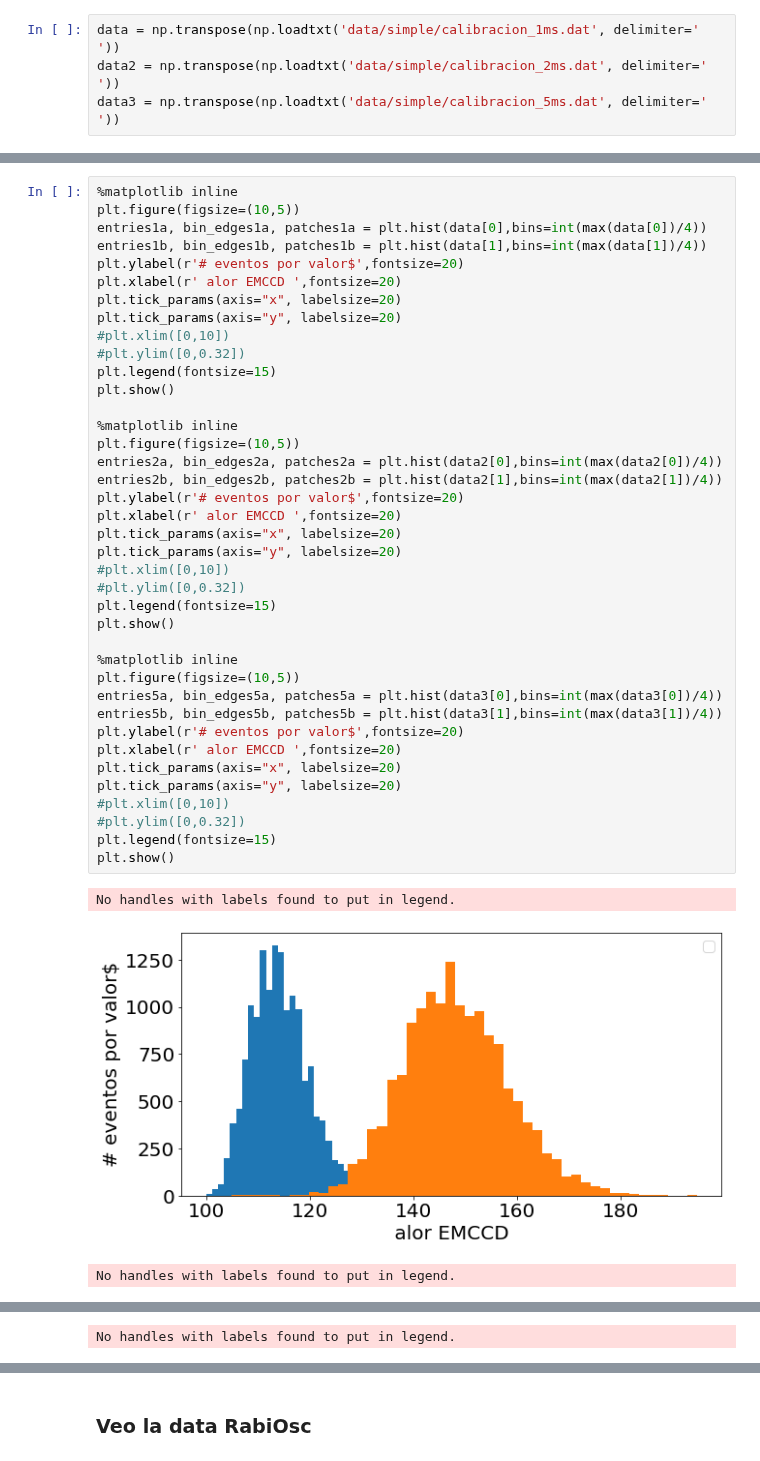
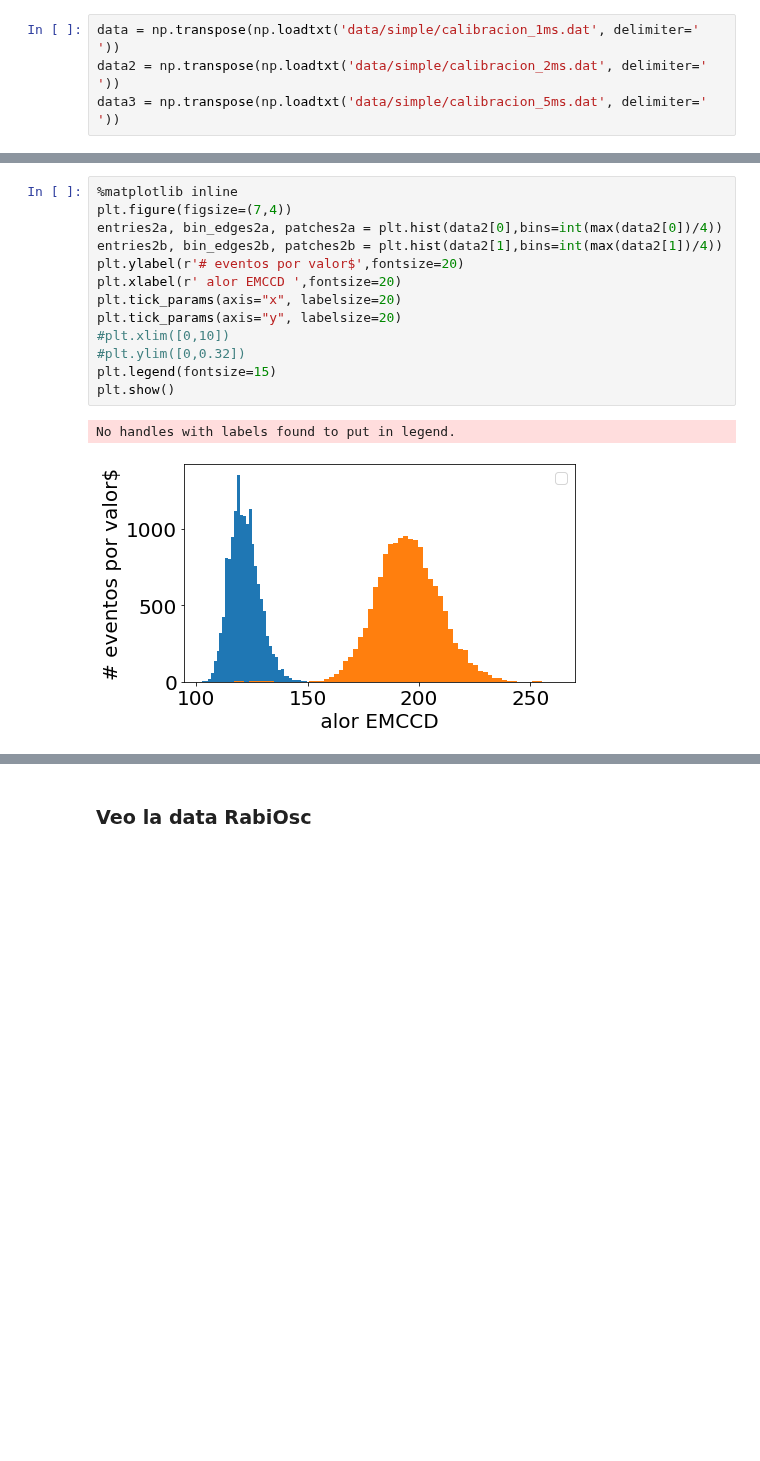
Before and after one commit to LunaKadysz/Laboratorio-4, a Jupyter notebook: PracticaEspecial/Rabi/PlotsDataSimple.ipynb, the cells around one changed output, grey strips where cells are left out. Drawn from its saved outputs; the diff is of its cells as text; blank space fills up the shorter version.

Commit message:
rawData modif

```diff
--- a/PracticaEspecial/Rabi/PlotsDataSimple.ipynb
+++ b/PracticaEspecial/Rabi/PlotsDataSimple.ipynb
@@ -22,43 +27,16 @@ def poisson_(k, lamb,a,offy,offx,b):
 # %%
 %matplotlib inline
-plt.figure(figsize=(10,5))
-entries1a, bin_edges1a, patches1a = plt.hist(data[0],bins=int(max(data[0])/4))
-entries1b, bin_edges1b, patches1b = plt.hist(data[1],bins=int(max(data[1])/4))
-plt.ylabel(r'# eventos por valor$',fontsize=20)
-plt.xlabel(r' alor EMCCD ',fontsize=20)
-plt.tick_params(axis="x", labelsize=20)
-plt.tick_params(axis="y", labelsize=20)
-#plt.xlim([0,10])
-#plt.ylim([0,0.32])
-plt.legend(fontsize=15)
-plt.show()
-
-%matplotlib inline
-plt.figure(figsize=(10,5))
+plt.figure(figsize=(7,4))
 entries2a, bin_edges2a, patches2a = plt.hist(data2[0],bins=int(max(data2[0])/4))
 entries2b, bin_edges2b, patches2b = plt.hist(data2[1],bins=int(max(data2[1])/4))
 plt.ylabel(r'# eventos por valor$',fontsize=20)
 plt.xlabel(r' alor EMCCD ',fontsize=20)
 plt.tick_params(axis="x", labelsize=20)
 plt.tick_params(axis="y", labelsize=20)
 #plt.xlim([0,10])
 #plt.ylim([0,0.32])
 plt.legend(fontsize=15)
 plt.show()
-
-%matplotlib inline
-plt.figure(figsize=(10,5))
-entries5a, bin_edges5a, patches5a = plt.hist(data3[0],bins=int(max(data3[0])/4))
-entries5b, bin_edges5b, patches5b = plt.hist(data3[1],bins=int(max(data3[1])/4))
-plt.ylabel(r'# eventos por valor$',fontsize=20)
-plt.xlabel(r' alor EMCCD ',fontsize=20)
-plt.tick_params(axis="x", labelsize=20)
-plt.tick_params(axis="y", labelsize=20)
-#plt.xlim([0,10])
-#plt.ylim([0,0.32])
-plt.legend(fontsize=15)
-plt.show()
 # %% [output]
 No handles with labels found to put in legend.
-[figure, old version]
+[figure, new version]
-No handles with labels found to put in legend.
@@ -66 +42,0 @@ No handles with labels found to put in legend.
-No handles with labels found to put in legend.
```
Also changed, not shown: parts of 9 cells of this notebook, 1 other file.
